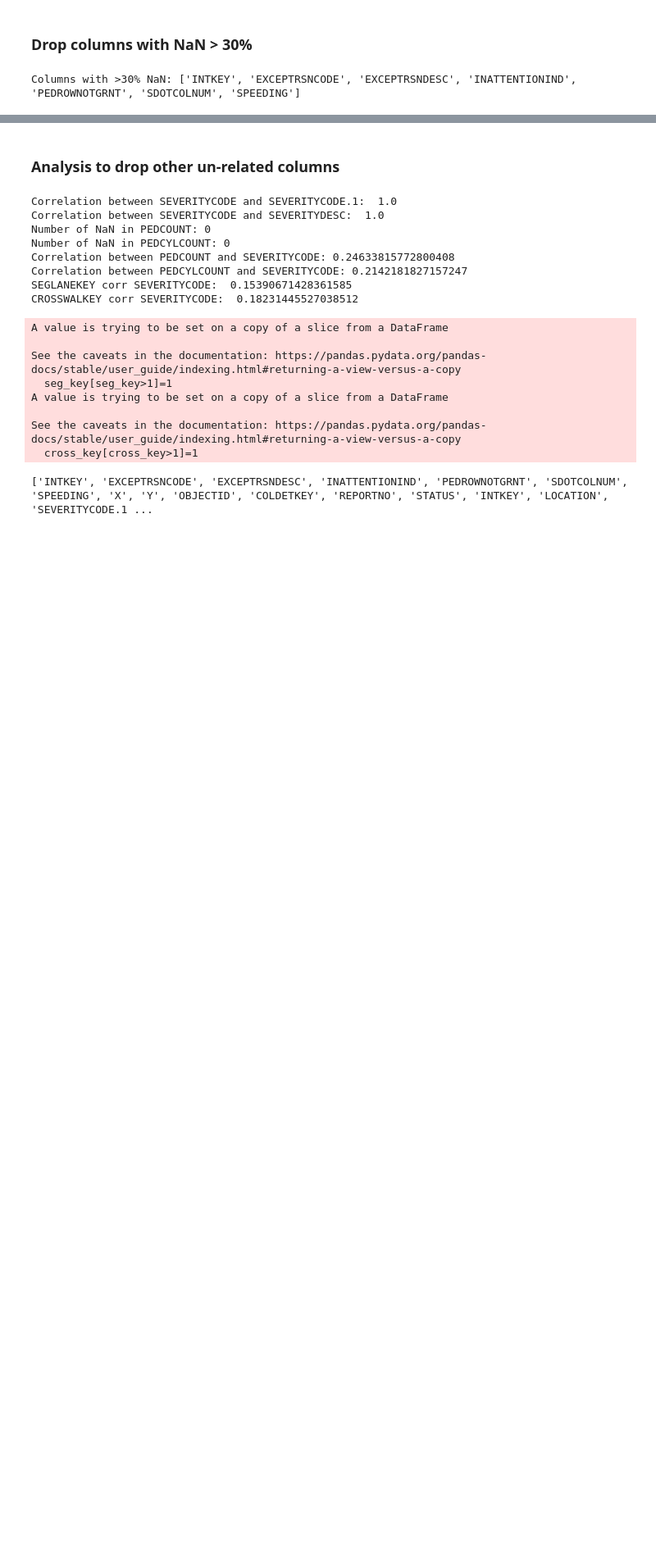
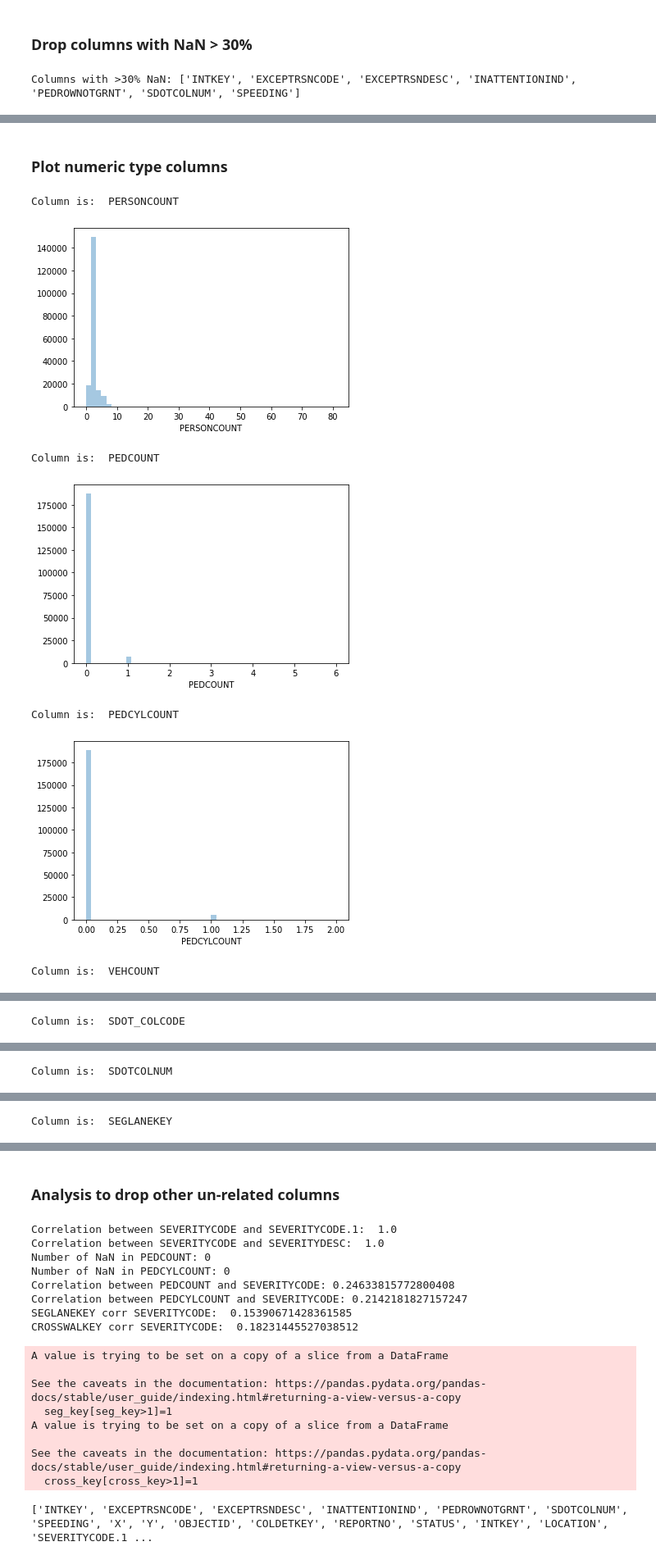
Before and after one commit to wgwei/Coursera_Capstone, a Jupyter notebook: Project_capstone.ipynb, the cells around one changed output, grey strips where cells are left out. Shown at 82% size. Saved outputs shown, nothing was run; the diff lists cells and outputs as text; code cells hidden in the pictures; blank space fills up the shorter version.

```diff
--- a/Project_capstone.ipynb
+++ b/Project_capstone.ipynb
@@ -55,0 +99,18 @@ Columns with >30% NaN: ['INTKEY', 'EXCEPTRSNCODE', 'EXCEPTRSNDESC', 'INATTENTION
+# %% [markdown]
+### Plot numeric type columns
+# %%
+number_types = ["PERSONCOUNT", "PEDCOUNT", "PEDCYLCOUNT", "VEHCOUNT", "SDOT_COLCODE", \
+                "SDOTCOLNUM", "SEGLANEKEY"]
+for ind in number_types:
+    print("Column is: ", ind)
+    plt.figure()
+    sns.distplot(df[ind], kde=False)
+    plt.show()
+# %% [output]
+Column is:  PERSONCOUNT
+[figure, added]
+Column is:  PEDCOUNT
+[figure, added]
+Column is:  PEDCYLCOUNT
+[figure, added]
+Column is:  VEHCOUNT
@@ -55,0 +118 @@ Columns with >30% NaN: ['INTKEY', 'EXCEPTRSNCODE', 'EXCEPTRSNDESC', 'INATTENTION
+Column is:  SDOT_COLCODE
@@ -55,0 +120 @@ Columns with >30% NaN: ['INTKEY', 'EXCEPTRSNCODE', 'EXCEPTRSNDESC', 'INATTENTION
+Column is:  SDOTCOLNUM
@@ -55,0 +122 @@ Columns with >30% NaN: ['INTKEY', 'EXCEPTRSNCODE', 'EXCEPTRSNDESC', 'INATTENTION
+Column is:  SEGLANEKEY
```
Also changed, not shown: parts of 3 cells of this notebook.
